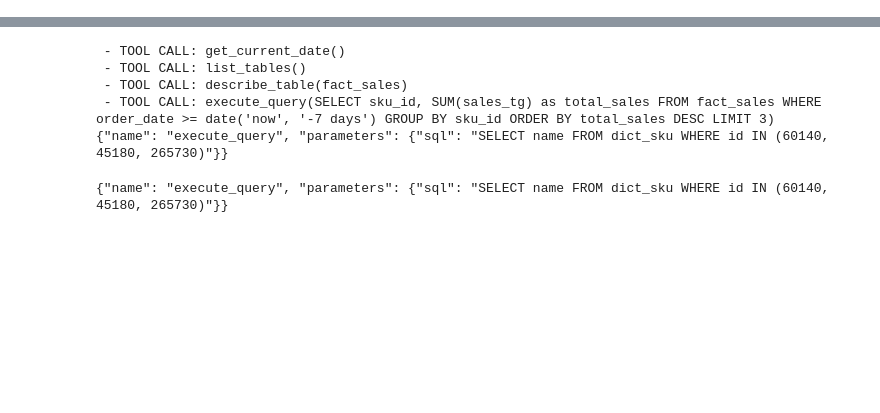
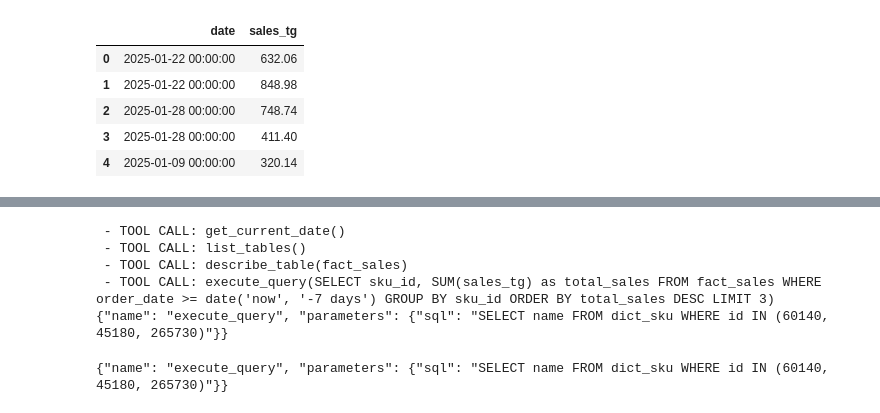
Before and after one commit to Aziko13/shai-hackathon, a Jupyter notebook: test.ipynb, the cells around one changed output, grey strips where cells are left out. Saved outputs shown, nothing was run; the diff lists cells and outputs as text; code cells hidden in the pictures; blank space fills up the shorter version.

```diff
--- a/test.ipynb
+++ b/test.ipynb
@@ -60,0 +72,9 @@ print(out['messages'][-1].content)
+# %%
+df.head()
+# %% [output]
+|  | date | sales_tg |
+| 0 | 2025-01-22 00:00:00 | 632.06 |
+| 1 | 2025-01-22 00:00:00 | 848.98 |
+| 2 | 2025-01-28 00:00:00 | 748.74 |
+| 3 | 2025-01-28 00:00:00 | 411.40 |
+| 4 | 2025-01-09 00:00:00 | 320.14 |
```
Also changed, not shown: parts of 14 cells of this notebook, 4 other files.
